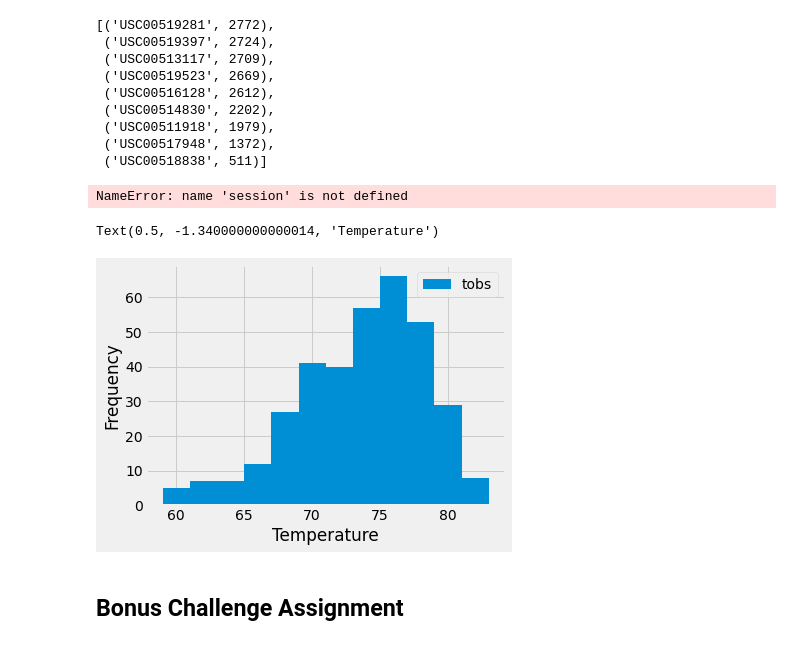
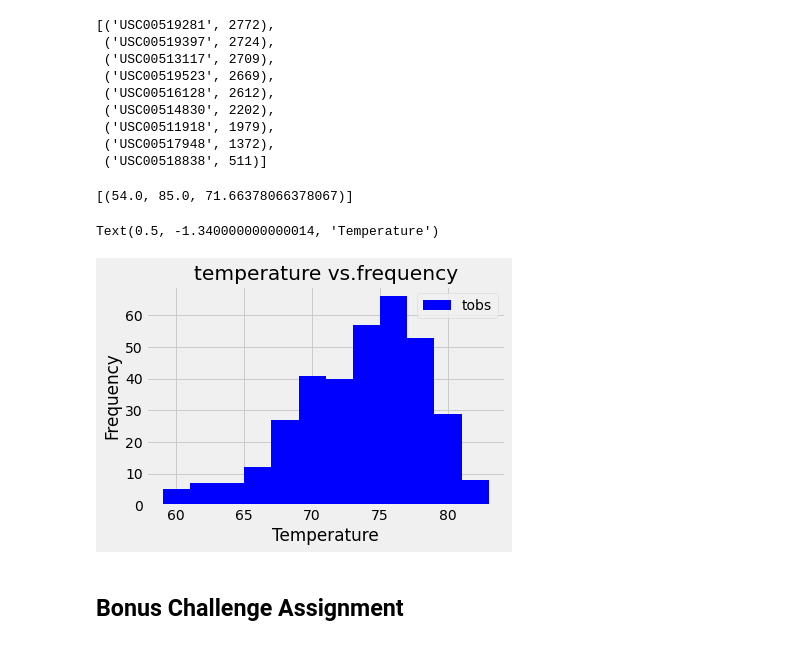
Before and after one commit to cmoore187/sqlalchemy-challenge, a Jupyter notebook: climate_starter.ipynb, the cells around one changed output. Cells and saved outputs as stored; diff of their text form; code cells hidden in the pictures.

```diff
--- a/climate_starter.ipynb
+++ b/climate_starter.ipynb
@@ -116,14 +116,25 @@ activeStations
 # %%
 # Using the station id from the previous query, calculate the lowest temperature recorded,
 # highest temperature recorded, and average temperature of the most active station?
+session.query(func.min(Measurement.tobs), func.max(Measurement.tobs), func.avg(Measurement.tobs)).\
+    filter(Measurement.station == 'USC00519281').all()
 # %% [output]
-NameError: name 'session' is not defined
+[(54.0, 85.0, 71.66378066378067)]
 # %%
 # Choose the station with the highest number of temperature observations.
 # Query the last 12 months of temperature observation data for this station and plot the results as a histogram
+prev_year = dt.date(2017, 8, 23) - dt.timedelta(days=365)
+
+results = session.query(Measurement.tobs).\
+    filter(Measurement.station == 'USC00519281').\
+    filter(Measurement.date >= prev_year).all()
+df = pd.DataFrame(results, columns=['tobs'])
+df.plot.hist(title= "temperature vs.frequency",color="blue",bins=12)
+plt.tight_layout()
+plt.xlabel("Temperature")
 # %% [output]
 Text(0.5, -1.340000000000014, 'Temperature')
-[figure, old version]
+[figure, new version]
 # %% [markdown]
 ## Bonus Challenge Assignment
 # %%
```
Also changed, not shown: parts of 1 cell of this notebook.
